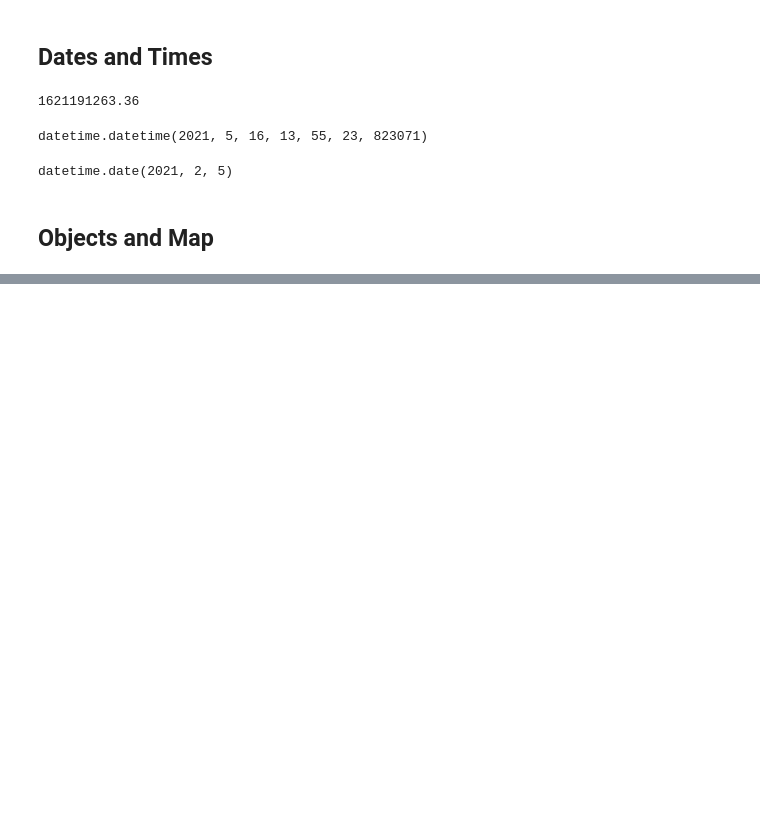
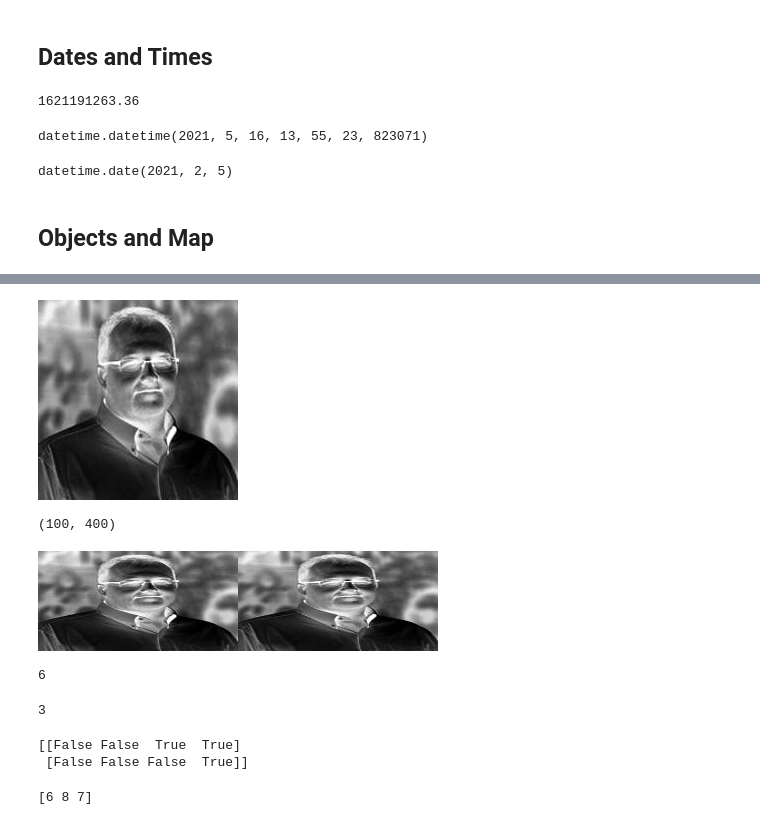
Before and after one commit to klieralex787/Python_Data_Science_Coursera, a Jupyter notebook: Course_1/Week1.ipynb, the cells around one changed output, grey strips where cells are left out. Drawn from its saved outputs; the diff is of its cells as text; code cells hidden in the pictures; blank space fills up the shorter version.

```diff
--- a/Course_1/Week1.ipynb
+++ b/Course_1/Week1.ipynb
@@ -250,0 +343,4 @@ datetime.date(2021, 2, 5)
+# %%
+# print out image array
+im_array = np.array(im)
+im_array
@@ -250,0 +358,4 @@ datetime.date(2021, 2, 5)
+# %%
+# create array in shape of image array with all values of 255
+reverse_array = np.full(im_array.shape, 255)
+reverse_array
@@ -250,0 +370,8 @@ datetime.date(2021, 2, 5)
+# %%
+# subtract from modified array
+reverse_image = im_array - reverse_array
+# convert to positive numbers
+reverse_image = reverse_image * -1
+# set type correctly
+reverse_image = reverse_image.astype(np.uint8)
+reverse_image
@@ -250,0 +386,5 @@ datetime.date(2021, 2, 5)
+# %%
+# convert to image
+display(Image.fromarray(reverse_image))
+# %% [output]
+[figure, added]
@@ -250,0 +394,9 @@ datetime.date(2021, 2, 5)
+# %%
+reshaped.shape
+# %% [output]
+(100, 400)
+# %%
+# shrunk height by half, doubled width
+display(Image.fromarray(reshaped))
+# %% [output]
+[figure, added]
@@ -250,0 +405,23 @@ datetime.date(2021, 2, 5)
+# %%
+# integer indexing - get an integer from a position in an array, works similar to getting value from list
+a = np.array([2,4,6,8])
+a[2]
+# %% [output]
+6
+# %%
+# multidimensional arrays need multimensional indexing specifying row and column
+b = np.array([[2,4,6,8],[1,3,5,7]])
+b[1,1]
+# %% [output]
+3
+# %%
+# boolean indexing - select elements based on criteria
+print(b>5)
+# %% [output]
+[[False False  True  True]
+ [False False False  True]]
+# %%
+# mask boolean array over true values
+print(b[b>5])
+# %% [output]
+[6 8 7]
```
Also changed, not shown: parts of 62 cells of this notebook, 1 other file.
